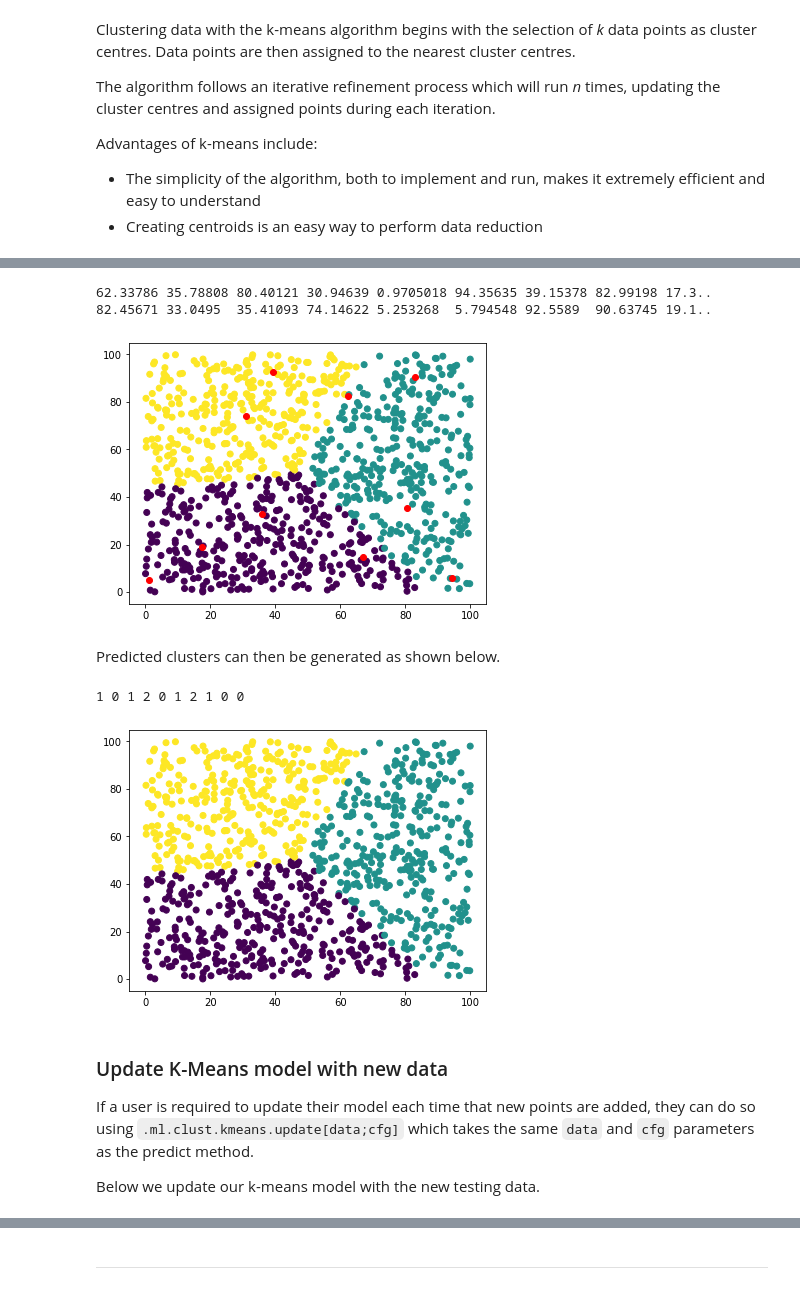
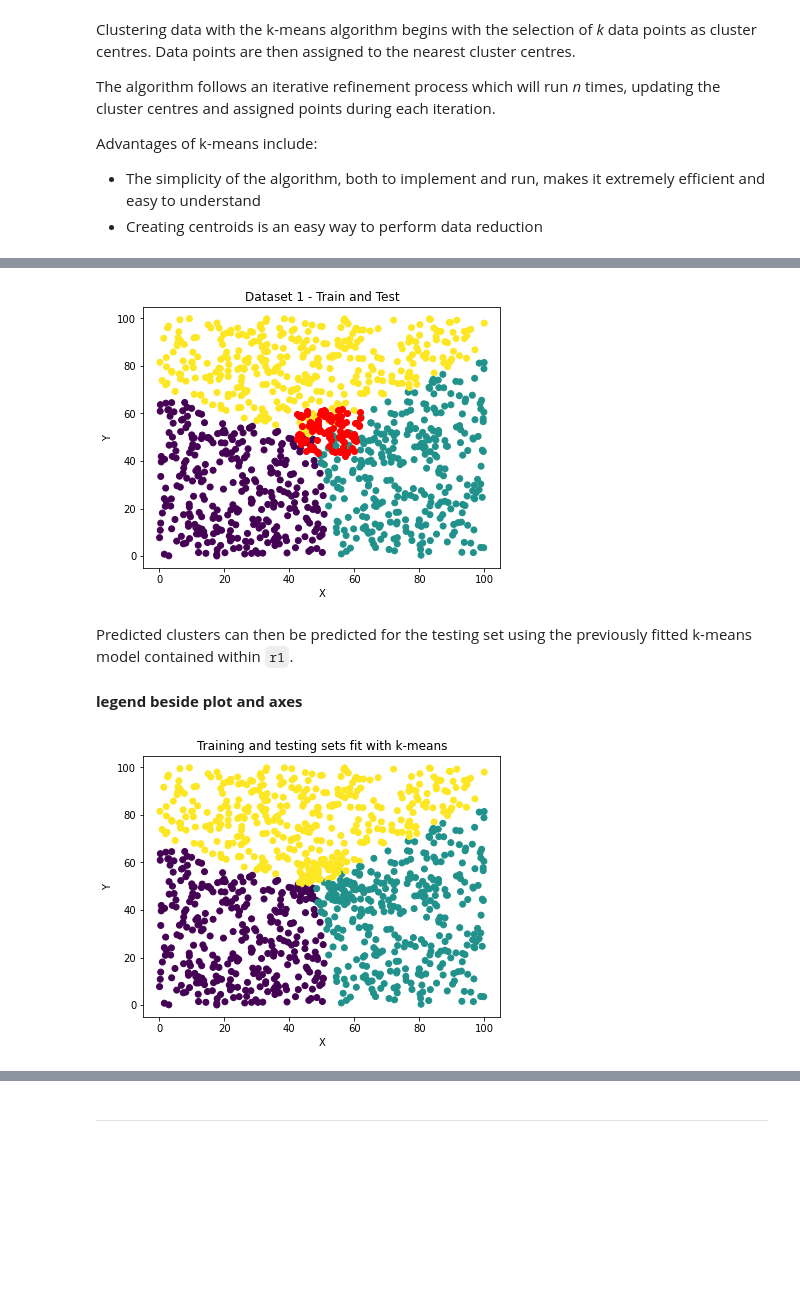
Before and after one commit to dmorgankx/mlnotebooks, a Jupyter notebook: notebooks/11 Clustering.ipynb, the cells around one changed output, grey strips where cells are left out. Cells and saved outputs as stored; diff of their text form; code cells hidden in the pictures; blank space fills up the shorter version.

```diff
--- a/notebooks/11 Clustering.ipynb
+++ b/notebooks/11 Clustering.ipynb
@@ -137,24 +136,29 @@ In the example below, we generate 10 random data points. We will treat `d1` as o
 # %%
-show d1tst:2 10#20?100.
+// generate testing data
+d1tst:2 100#42+200?20.
+
+// plot compared to training clusters
 plt[`:scatter][;;`c pykw r1`clt]. d1;
 plt[`:scatter][;;`c pykw`r]. d1tst;
+plt[`:title]"Dataset 1 - Train and Test";
+plt[`:xlabel]"X";
+plt[`:ylabel]"Y";
 plt[`:show][];
 # %% [output]
-62.33786 35.78808 80.40121 30.94639 0.9705018 94.35635 39.15378 82.99198 17.3..
-82.45671 33.0495  35.41093 74.14622 5.253268  5.794548 92.5589  90.63745 19.1..
-[figure, old version]
+[figure, new version]
-# %% [markdown]
-Predicted clusters can then be generated as shown below.
+# %% [markdown]
+Predicted clusters can then be predicted for the testing set using the previously fitted k-means model contained within `r1`.
+# %% [markdown]
+**legend beside plot and axes**
 # %%
-show r1pred:.ml.clust.kmeans.predict[d1tst;r1]
+// predict new clusters
+r1pred:.ml.clust.kmeans.predict[d1tst;r1]
+
+// plot resulting clusters
 plt[`:scatter][;;`c pykw r1[`clt],r1pred]. d1,'d1tst;
+plt[`:title]"Training and testing sets fit with k-means";
+plt[`:xlabel]"X";
+plt[`:ylabel]"Y";
 plt[`:show][];
 # %% [output]
-1 0 1 2 0 1 2 1 0 0
-[figure, old version]
+[figure, new version]
-# %% [markdown]
-### Update K-Means model with new data
-
-If a user is required to update their model each time that new points are added, they can do so using `.ml.clust.kmeans.update[data;cfg]` which takes the same `data` and `cfg` parameters as the predict method.
-
-Below we update our k-means model with the new testing data.
```
Also changed, not shown: parts of 86 cells of this notebook.
